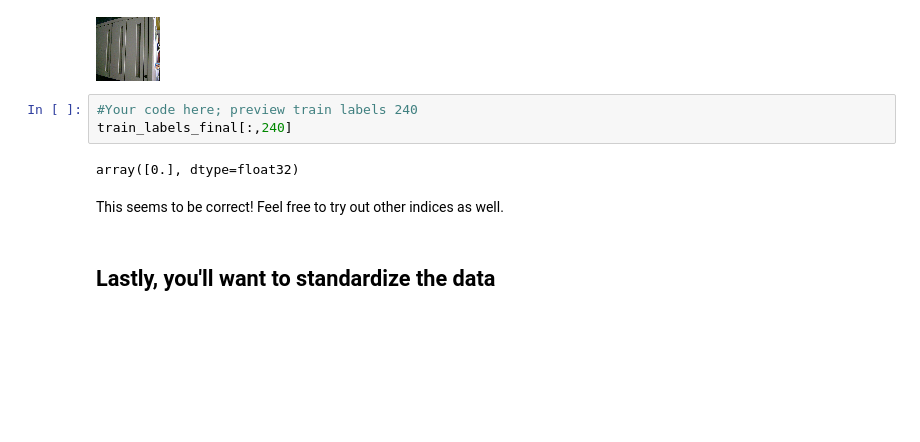
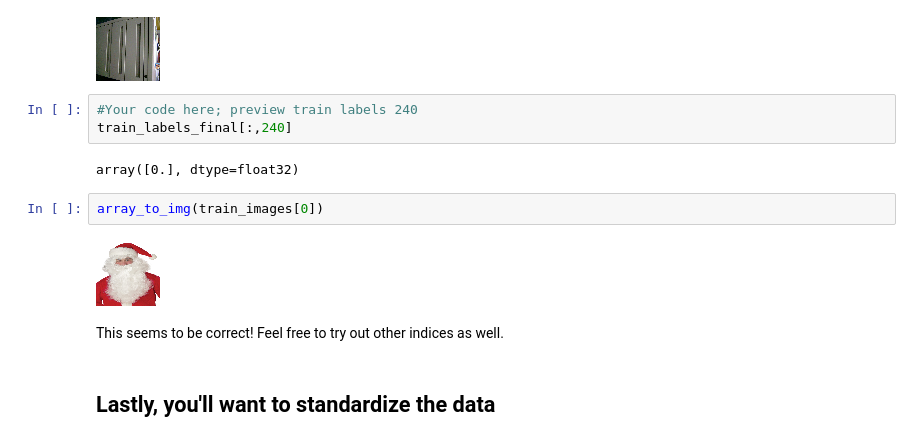
Before and after one commit to BSHaidar/dsc-introduction-to-neural-networks-lab-dc-ds-career-042219, a Jupyter notebook: index.ipynb, the cells around one changed output. Drawn from its saved outputs; the diff is of its cells as text; blank space fills up the shorter version.

```diff
--- a/index.ipynb
+++ b/index.ipynb
@@ -159,6 +159,10 @@ array_to_img(train_images[240])
 train_labels_final[:,240]
 # %% [output]
 array([0.], dtype=float32)
+# %%
+array_to_img(train_images[0])
+# %% [output]
+[figure, added]
 # %% [markdown]
 This seems to be correct! Feel free to try out other indices as well.
 # %% [markdown]
```
